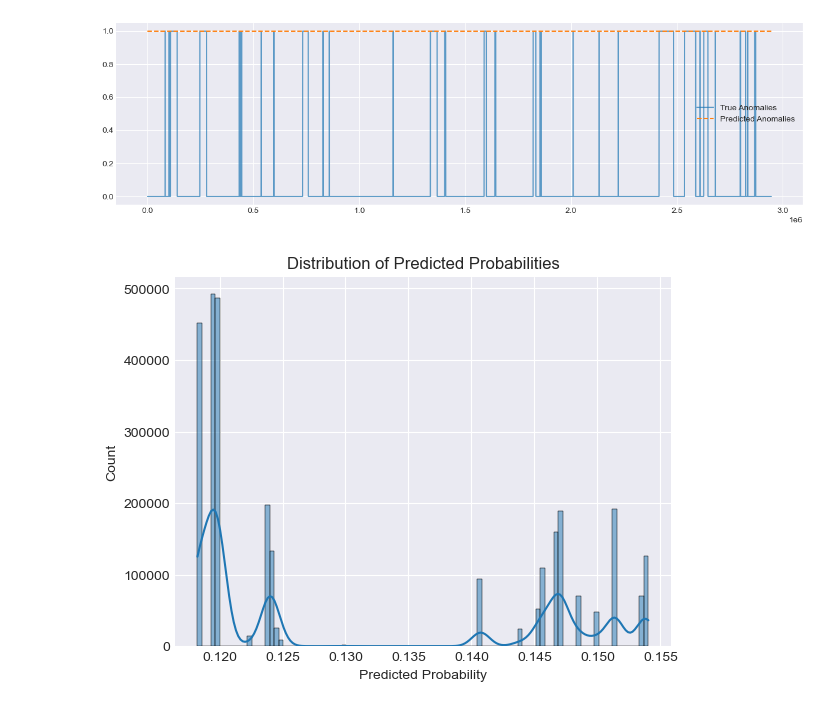
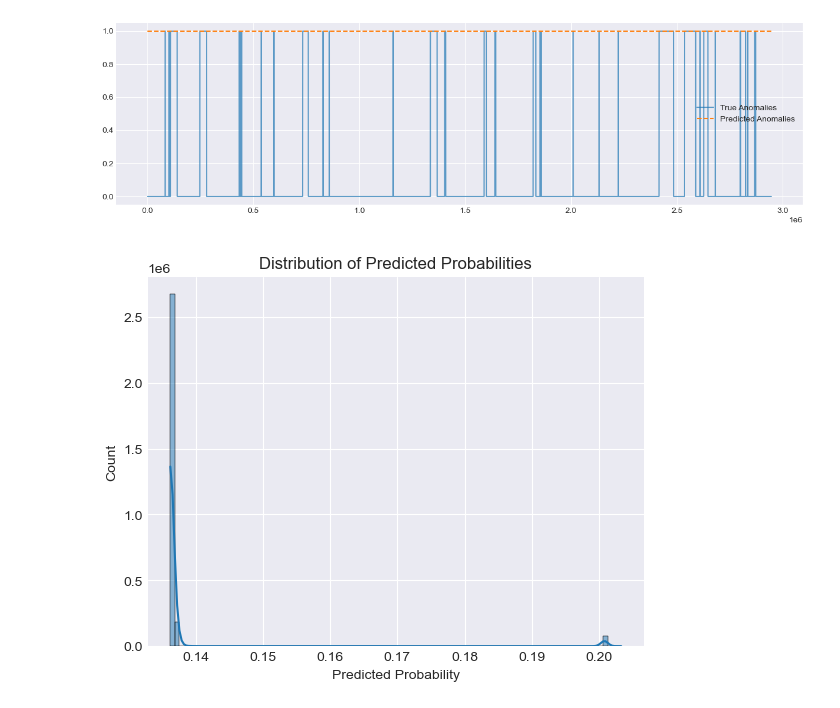
Before and after one commit to ecoakshat/ts_explore, a Jupyter notebook: Kaggle_1/Kaggle_ESA_Try.ipynb, the cells around one changed output. Saved outputs shown, nothing was run; the diff lists cells and outputs as text; code cells hidden in the pictures.

```diff
--- a/Kaggle_1/Kaggle_ESA_Try.ipynb
+++ b/Kaggle_1/Kaggle_ESA_Try.ipynb
@@ -498,28 +501,3 @@ plt.show()
 [figure]
 # %% [markdown]
 Using LightGBM
-# %%
-
-# Check and convert if needed
-if isinstance(x_train, np.ndarray):
-    x_train = pd.DataFrame(x_train)  # add column names here if you have them
-if isinstance(x_val, np.ndarray):
-    x_val = pd.DataFrame(x_val)
-if isinstance(x_test, np.ndarray):
-    X_test = pd.DataFrame(x_test)
-
-# Now save original copies
-x_train_orig = x_train.copy()
-x_val_orig = x_val.copy()
-x_test_orig = x_test.copy()
-
-# Fit and transform
-pt = PowerTransformer(method='yeo-johnson')
-x_train_transformed = pt.fit_transform(x_train_orig)
-x_val_transformed = pt.transform(x_val_orig)
-x_test_transformed = pt.transform(x_test_orig)
-
-# Convert back to DataFrames
-x_train = pd.DataFrame(x_train_transformed, columns=x_train_orig.columns, index=x_train_orig.index)
-x_val = pd.DataFrame(x_val_transformed, columns=x_val_orig.columns, index=x_val_orig.index)
-X_test = pd.DataFrame(x_test_transformed, columns=x_test_orig.columns, index=x_test_orig.index)
@@ -528,0 +504,8 @@ AttributeError: 'numpy.ndarray' object has no attribute 'columns'
+# %%
+from sklearn.preprocessing import QuantileTransformer
+
+qt = QuantileTransformer(output_distribution='normal', random_state=42)  # 'uniform' also possible
+
+x_train = pd.DataFrame(qt.fit_transform(x_train), columns=x_train.columns, index=x_train.index)
+x_val = pd.DataFrame(qt.transform(x_val), columns=x_val.columns, index=x_val.index)
+X_test = pd.DataFrame(qt.transform(x_test), columns=x_test.columns, index=x_test.index)
@@ -686,9 +742,9 @@ Creating legend with loc="best" can be slow with large amounts of data.
 # %%
 import seaborn as sns
 
-sns.histplot(y_test_prob, bins=100, kde=True)
+sns.histplot(y_valid_prob, bins=100, kde=True)
 plt.title('Distribution of Predicted Probabilities')
 plt.xlabel('Predicted Probability')
 plt.show()
 # %% [output]
-[figure, old version]
+[figure, new version]
```
Also changed, not shown: parts of 12 cells of this notebook.
